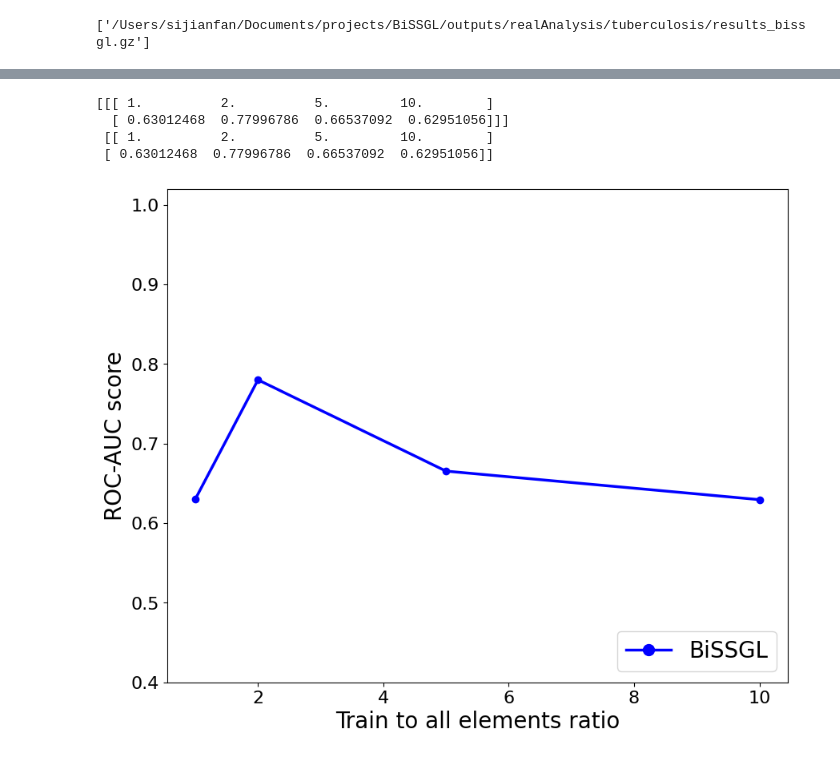
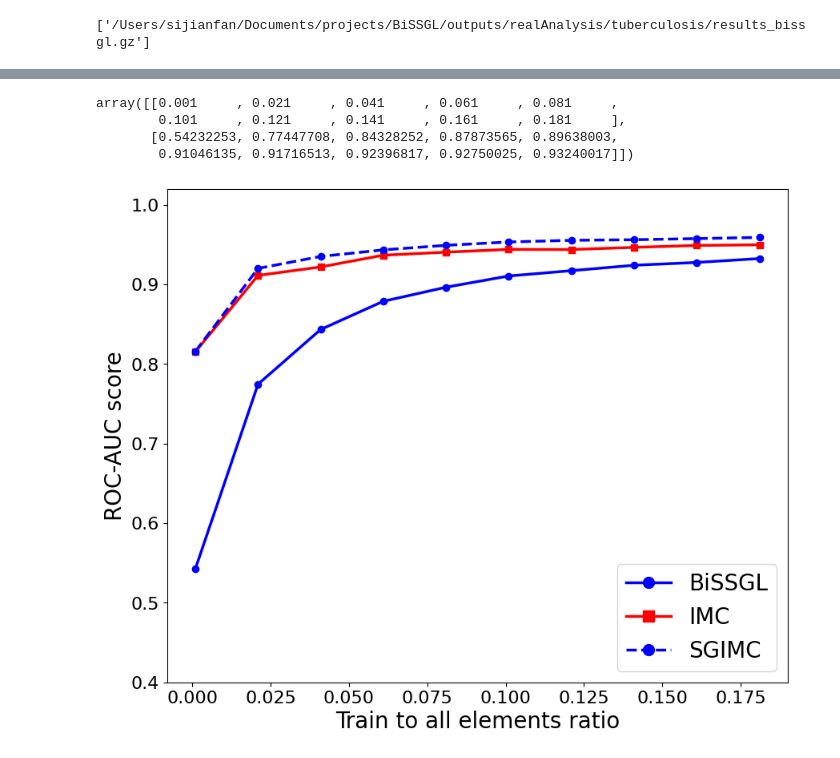
Before and after one commit to Sijianf/BVSIMC, a Jupyter notebook: scripts/realAnalysis/tuberculosis/cv_visualization.ipynb, the cells around one changed output, grey strips where cells are left out. Saved outputs shown, nothing was run; the diff lists cells and outputs as text; code cells hidden in the pictures.

Commit message:
Updated bissgl results

```diff
--- a/scripts/realAnalysis/tuberculosis/cv_visualization.ipynb
+++ b/scripts/realAnalysis/tuberculosis/cv_visualization.ipynb
@@ -85,3 +138,7 @@ filename_results.append(os.path.join(PATH_OUTPUT, "results_sgimc.gz"))
 filename_results
 # %% [output]
 ['/Users/sijianfan/Documents/projects/BiSSGL/outputs/realAnalysis/tuberculosis/results_sgimc.gz']
+# %%
+results = []
+for fn in filename_results:
+    results.append(load(fn))
@@ -87,0 +165,8 @@ filename_results
+# %%
+results_final = []
+for result in results:
+    results_final.append(
+        get_final_results(result, param="train_size", hyp_param="rank")
+    )
+results_final = np.array(results_final)
+results_sgimc = np.mean(results_final, axis=0)
@@ -124,64 +216,71 @@ results
 # %%
 results_final = []
 for result in results:
-    results_final.append(get_final_results(result, param="xi", hyp_param="train_size"))
+    results_final.append(
+        get_final_results(result, param="train_size", hyp_param="lambda0")
+    )
 results_final = np.array(results_final)
 results_bissgl = np.mean(results_final, axis=0)
+# %%
+results_bissgl = np.sort(results_bissgl)
 # %%
-print(results_final, "\n", results_bissgl)
+results_bissgl
 # %% [output]
-[[[ 1.          2.          5.         10.        ]
-  [ 0.63012468  0.77996786  0.66537092  0.62951056]]]
- [[ 1.          2.          5.         10.        ]
- [ 0.63012468  0.77996786  0.66537092  0.62951056]]
+array([[0.001     , 0.021     , 0.041     , 0.061     , 0.081     ,
+        0.101     , 0.121     , 0.141     , 0.161     , 0.181     ],
+       [0.54232253, 0.77447708, 0.84328252, 0.87873565, 0.89638003,
+        0.91046135, 0.91716513, 0.92396817, 0.92750025, 0.93240017]])
 # %%
 plt.figure(figsize=(10, 8))
 
 # lines
 bissgl_line = mlines.Line2D(
     [], [], color="blue", marker="o", linewidth=2.5, markersize=10, label="BiSSGL"
 )
-# imc_line = mlines.Line2D([], [], color='red', marker='s', linewidth=2.5,
-#                          markersize=10, label='IMC')
-# mf_line = mlines.Line2D([], [], color='green', marker='^', linewidth=2.5,
-#                         markersize=10, label='MF')
-# sgimc_comb_line = mlines.Line2D([], [], color='blue', marker='o', linewidth=2.5, linestyle='--',
-#                                 markersize=10, label='SGIMC-comb')
-# imc_comb_line = mlines.Line2D([], [], color='red', marker='s', linewidth=2.5, linestyle='--',
-#                               markersize=10, label='IMC-comb')
+imc_line = mlines.Line2D(
+    [], [], color="red", marker="s", linewidth=2.5, markersize=10, label="IMC"
+)
+sgimc_line = mlines.Line2D(
+    [],
+    [],
+    color="blue",
+    marker="o",
+    linewidth=2.5,
+    linestyle="--",
+    markersize=10,
+    label="SGIMC",
+)
 
 # curves
 plt.plot(results_bissgl[0], results_bissgl[1], "b-", label="BiSSGL", linewidth=2.5)
-# plt.plot(results_imc[0], results_imc[1], 'r-', label='IMC', linewidth=2.5)
-# plt.plot(results_mf[0], results_mf[1], 'g-', label='MF', linewidth=2.5)
-# plt.plot(results_bissgl_comb[0], results_bissgl_comb[1], 'b--', label='SGIMC-comb', linewidth=2.5)
-# plt.plot(results_imc_comb[0], results_imc_comb[1], 'r--', label='IMC-comb', linewidth=2.5)
+plt.plot(results_imc[0], results_imc[1], "r-", label="IMC", linewidth=2.5)
+plt.plot(results_sgimc[0], results_sgimc[1], "b--", label="SGIMC", linewidth=2.5)
 
 # dotes
 plt.plot(results_bissgl[0], results_bissgl[1], "bo", label="BiSSGL", linewidth=2.5)
-# plt.plot(results_imc[0], results_imc[1], 'rs', label='IMC', linewidth=2.5)
-# plt.plot(results_mf[0], results_mf[1], 'g^', label='MF', linewidth=2.5)
-# plt.plot(results_bissgl_comb[0], results_bissgl_comb[1], 'bo', label='SGIMC-comb', linewidth=2.5)
-# plt.plot(results_imc_comb[0], results_imc_comb[1], 'rs', label='IMC-comb', linewidth=2.5)
+plt.plot(results_imc[0], results_imc[1], "rs", label="IMC", linewidth=2.5)
+plt.plot(results_sgimc[0], results_sgimc[1], "bo", label="SGIMC", linewidth=2.5)
 
 # specify axis limits and labels
 plt.ylim((0.4, 1.02))
 plt.xlabel("Train to all elements ratio", fontsize=20)
 plt.ylabel("ROC-AUC score", fontsize=20)
 
 # ticks
 plt.xticks(fontsize=16)
 plt.yticks(fontsize=16)
 
 # legend
 plt.legend(
     handles=[
-        bissgl_line,  # imc_line, mf_line, sgimc_comb_line, imc_comb_line
+        bissgl_line,
+        imc_line,
+        sgimc_line,
     ],
     fontsize=20,
     loc=4,
 )
 
 plt.show()
 # %% [output]
-[figure, old version]
+[figure, new version]
```
Also changed, not shown: parts of 10 cells of this notebook, 4 other files.
